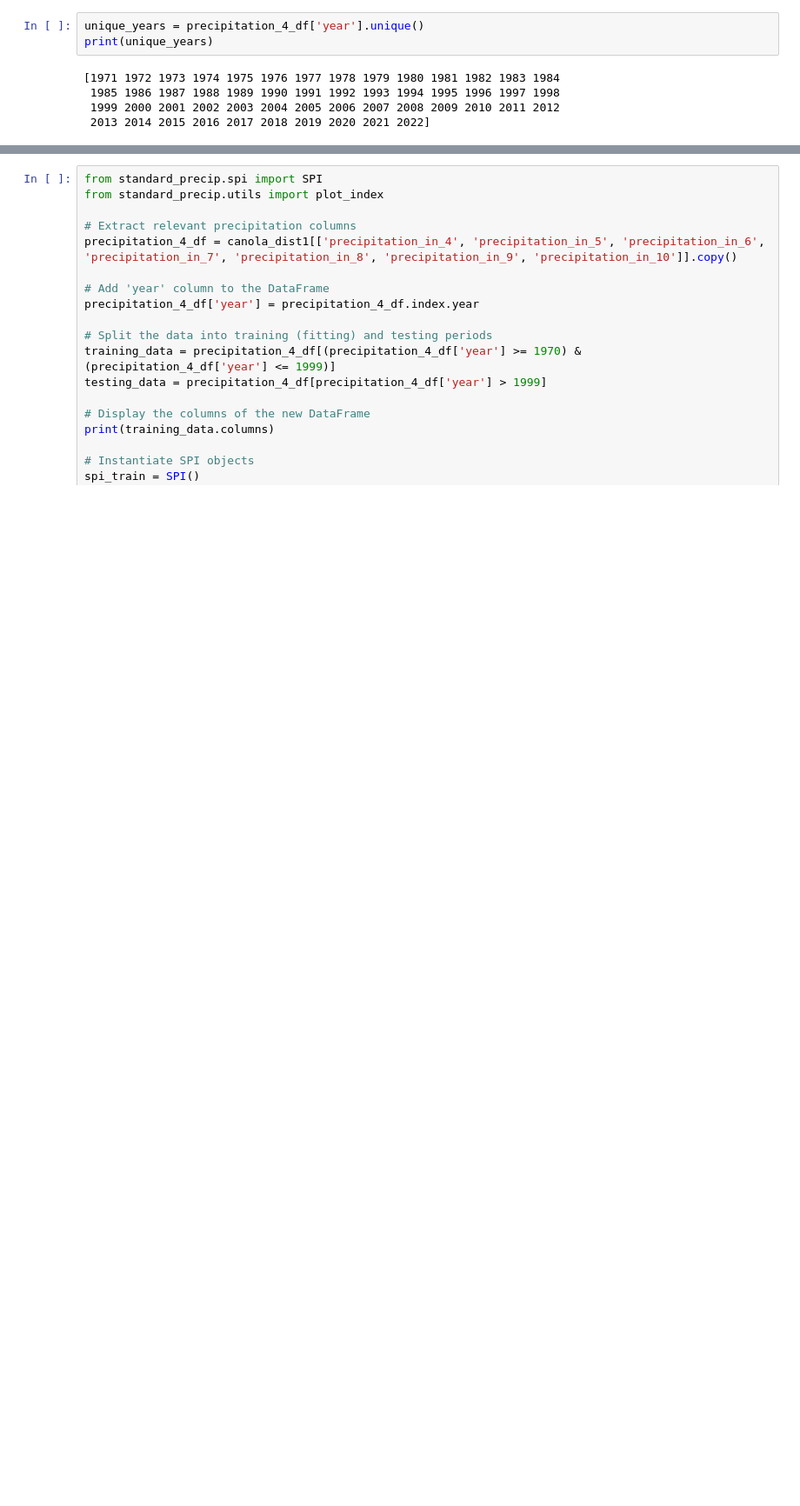
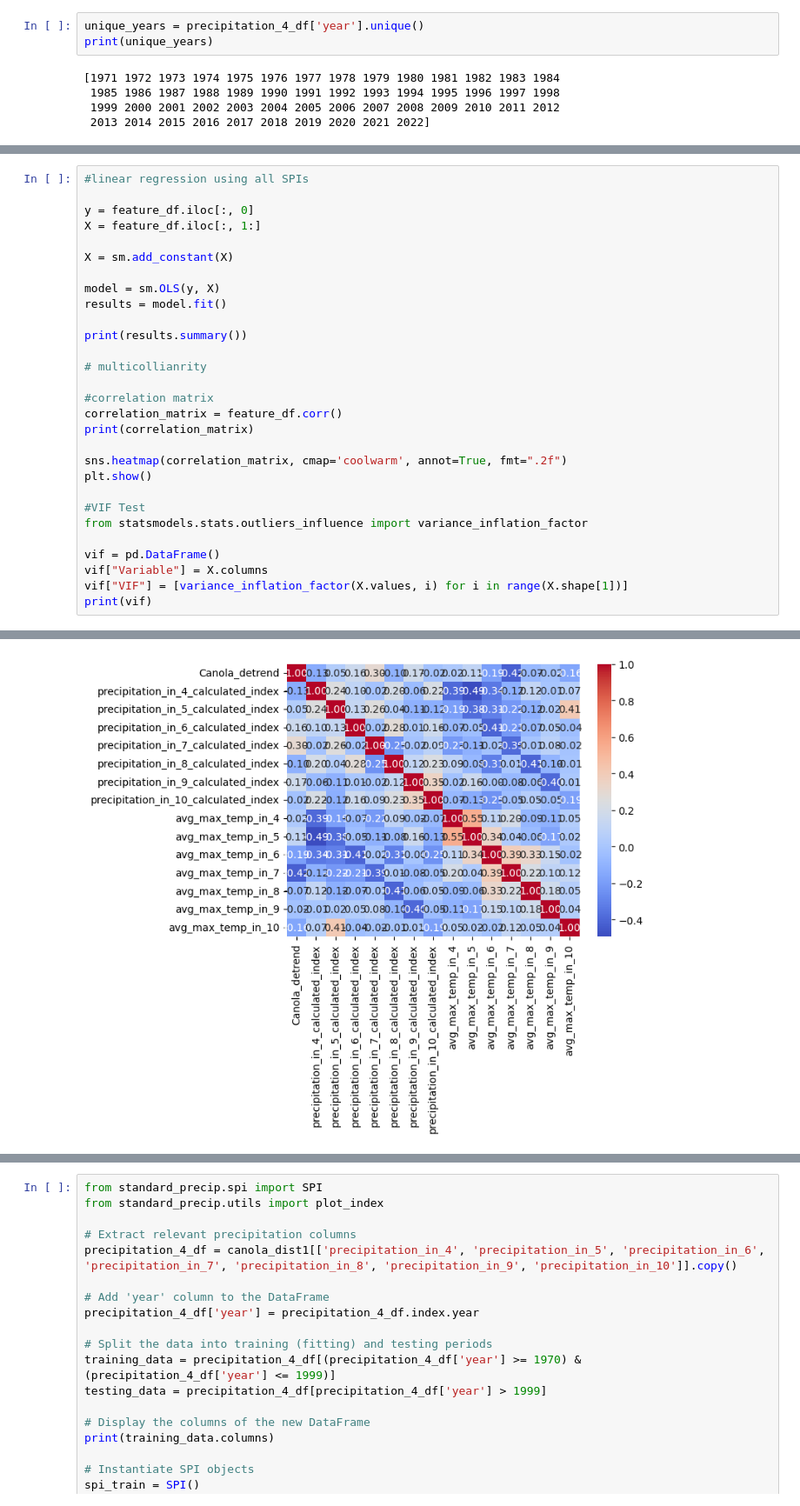
Before and after one commit to Laura-Pldk/Canola_Yield_Prediction, a Jupyter notebook: notebooks/Canola_presentation.ipynb, the cells around one changed output, grey strips where cells are left out. Shown at 87% size. Saved outputs shown, nothing was run; the diff lists cells and outputs as text; blank space fills up the shorter version.

```diff
--- a/notebooks/Canola_presentation.ipynb
+++ b/notebooks/Canola_presentation.ipynb
@@ -684,0 +698,30 @@ print(unique_years)
+# %%
+#linear regression using all SPIs
+
+y = feature_df.iloc[:, 0]
+X = feature_df.iloc[:, 1:]
+
+X = sm.add_constant(X)
+
+model = sm.OLS(y, X)
+results = model.fit()
+
+print(results.summary())
+
+# multicollianrity
+
+#correlation matrix
+correlation_matrix = feature_df.corr()
+print(correlation_matrix)
+
+sns.heatmap(correlation_matrix, cmap='coolwarm', annot=True, fmt=".2f")
+plt.show()
+
+#VIF Test
+from statsmodels.stats.outliers_influence import variance_inflation_factor
+
+vif = pd.DataFrame()
+vif["Variable"] = X.columns
+vif["VIF"] = [variance_inflation_factor(X.values, i) for i in range(X.shape[1])]
+print(vif)
+# %% [output]
@@ -684,0 +745 @@ print(unique_years)
+[figure, added]
```
Also changed, not shown: parts of 31 cells of this notebook.
